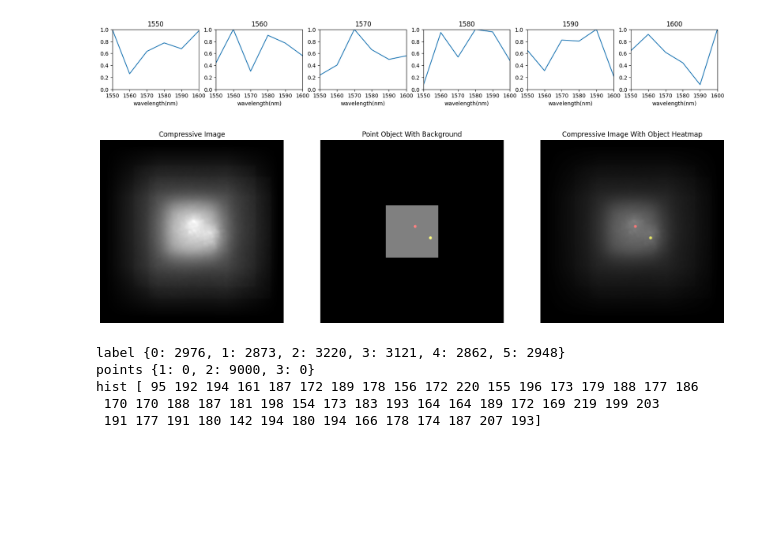
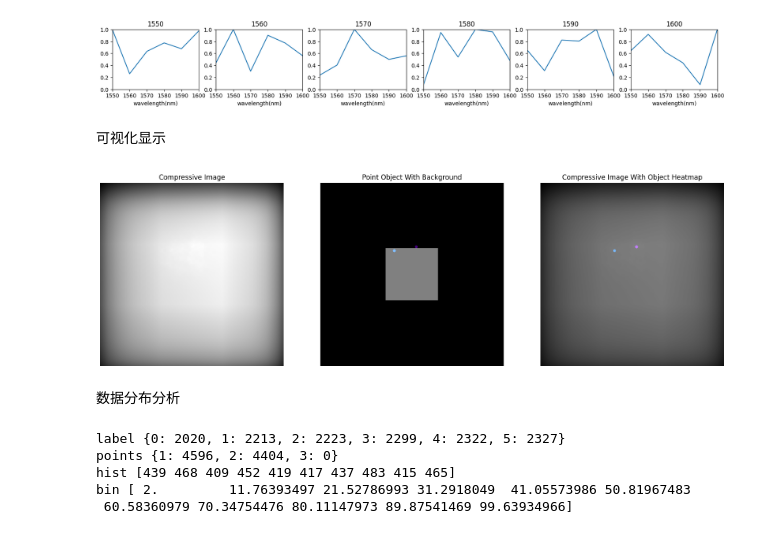
Before and after one commit to weinaike/CenterNet, a Jupyter notebook: src/show.ipynb, the cells around one changed output. Cells and saved outputs as stored; diff of their text form; code cells hidden in the pictures; blank space fills up the shorter version.

```diff
--- a/src/show.ipynb
+++ b/src/show.ipynb
@@ -57,6 +112,8 @@ plt.xlim((1550,1600))
 plt.show()
 # %% [output]
 [figure]
+# %% [markdown]
+可视化显示
 # %%
 import json
 import matplotlib.pyplot as plt
@@ -102,9 +159,9 @@ def add_gt_mask(heatmap, anns, radius=3, factor= 1.0):
         cv2.circle(mask, (px,py), radius, color,-1)
     return mask
 
-for idx in range(4,5):
-    path = "../data/PSF0620_04_4_40/"
-    # path = "."
+for idx in range(1):
+    # path = "../data/PSF0815_6_IR_30_nsr_0.1/"
+    path = "debug/"
     img = np.load(os.path.join(path,"sample_{:05d}.npy").format(idx))
     with open(os.path.join(path,"sample_{:05d}.json".format(idx)), "r") as fp:
         gts = json.load(fp)
@@ -114,37 +171,39 @@ for idx in range(4,5):
     heatmap = np.zeros((h,w))
     backgroud = gen_background(heatmap, gts)
 
     points_mask = add_gt_mask(heatmap, gts, radius=3)
 
     # image
     img = np.concatenate((img,img,img), axis=0)
     img = img.transpose(1,2,0)*255
     img = np.ascontiguousarray(img, dtype=np.uint8)
 
     # object
     obj = cv2.addWeighted(backgroud, 0.5, points_mask, 0.5, 0)
 
     # image + heatmap
     merge = cv2.addWeighted(img, 0.5, points_mask, 0.5, 0)
 
     # plot
     fig, ax = plt.subplots(1,3)
     ax[0].imshow(img)
     ax[0].axis("off")
     ax[0].set_title("Compressive Image")
     ax[1].imshow(obj)
     ax[1].axis("off")
     ax[1].set_title("Point Object With Background")
     ax[2].imshow(merge)
     ax[2].axis("off")
     ax[2].set_title("Compressive Image With Object Heatmap")
-    cv2.imwrite("img.bmp",cv2.cvtColor(img, cv2.COLOR_RGB2BGR) )
-    cv2.imwrite("object.bmp",cv2.cvtColor(obj, cv2.COLOR_RGB2BGR) )
-    cv2.imwrite("merge.bmp",cv2.cvtColor(merge, cv2.COLOR_RGB2BGR) )
+    cv2.imwrite("debug/img.bmp",cv2.cvtColor(img, cv2.COLOR_RGB2BGR) )
+    cv2.imwrite("debug/object.bmp",cv2.cvtColor(obj, cv2.COLOR_RGB2BGR) )
+    cv2.imwrite("debug/merge.bmp",cv2.cvtColor(merge, cv2.COLOR_RGB2BGR) )
 plt.rcParams['figure.figsize'] = (20.0, 16.0)
 plt.show()
 # %% [output]
-[figure, old version]
+[figure, new version]
+# %% [markdown]
+数据分布分析
 # %%
 import json
 import os
@@ -154,7 +213,7 @@ point_count = {1:0, 2:0, 3:0}
 distance = list()
 
 for idx in range(9000):
-    path = "../data/PSF0620_04_4_40/"
+    path = "../data/PSF0815_6_IR_30_nsr_0.1/"
     # path = "."
     with open(os.path.join(path,"sample_{:05d}.json".format(idx)), "r") as fp:
         gts = json.load(fp)
@@ -181,16 +240,16 @@ for idx in range(9000):
 
         distance.append(dist)
 
-hist,bin_edges = np.histogram(np.array(distance),50)
+hist,bin_edges = np.histogram(np.array(distance),10)
 
 
 print("label", count)
 print("points", point_count)
 print("hist", hist)
-# print("bin", bin_edges)
+print("bin", bin_edges)
 # %% [output]
-label {0: 2976, 1: 2873, 2: 3220, 3: 3121, 4: 2862, 5: 2948}
-points {1: 0, 2: 9000, 3: 0}
-hist [ 95 192 194 161 187 172 189 178 156 172 220 155 196 173 179 188 177 186
- 170 170 188 187 181 198 154 173 183 193 164 164 189 172 169 219 199 203
- 191 177 191 180 142 194 180 194 166 178 174 187 207 193]
+label {0: 2020, 1: 2213, 2: 2223, 3: 2299, 4: 2322, 5: 2327}
+points {1: 4596, 2: 4404, 3: 0}
+hist [439 468 409 452 419 417 437 483 415 465]
+bin [ 2.         11.76393497 21.52786993 31.2918049  41.05573986 50.81967483
+ 60.58360979 70.34754476 80.11147973 89.87541469 99.63934966]
```
Also changed, not shown: parts of 4 cells of this notebook, 13 other files.
